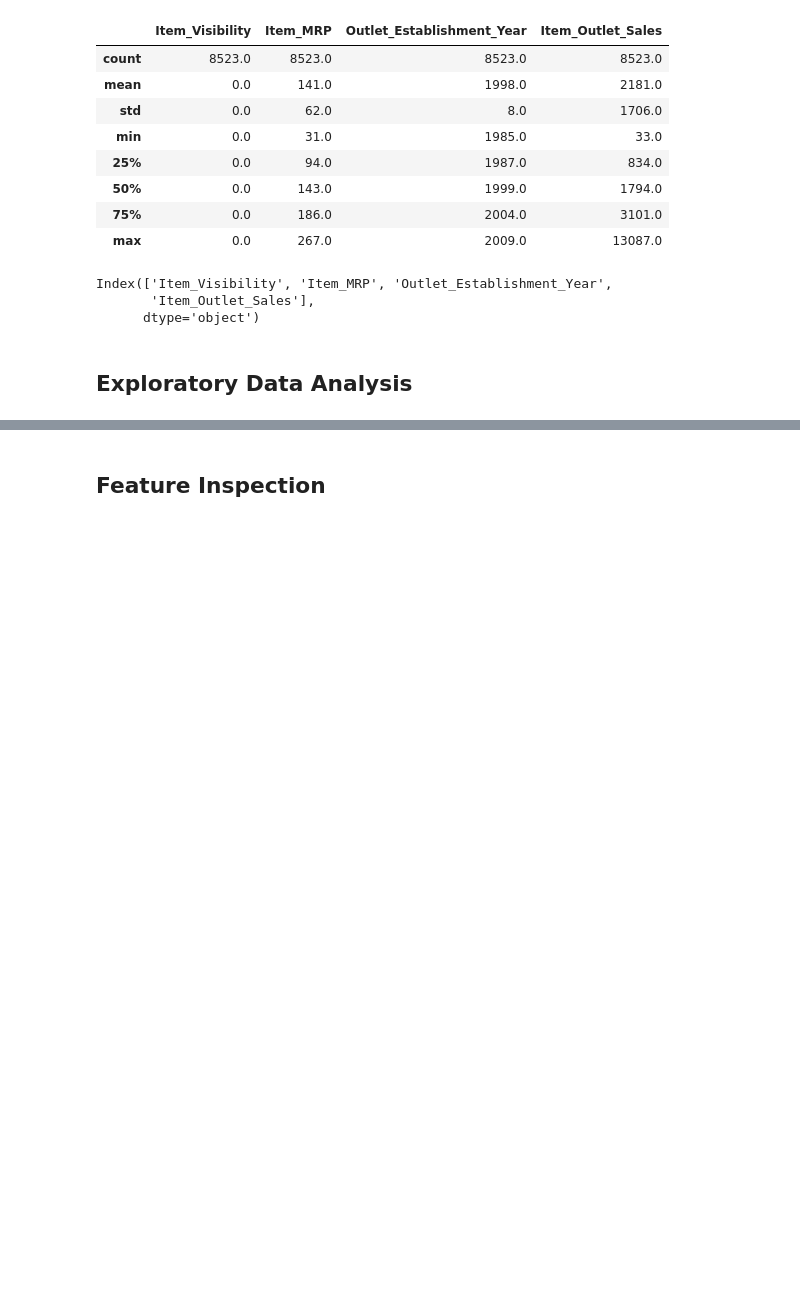
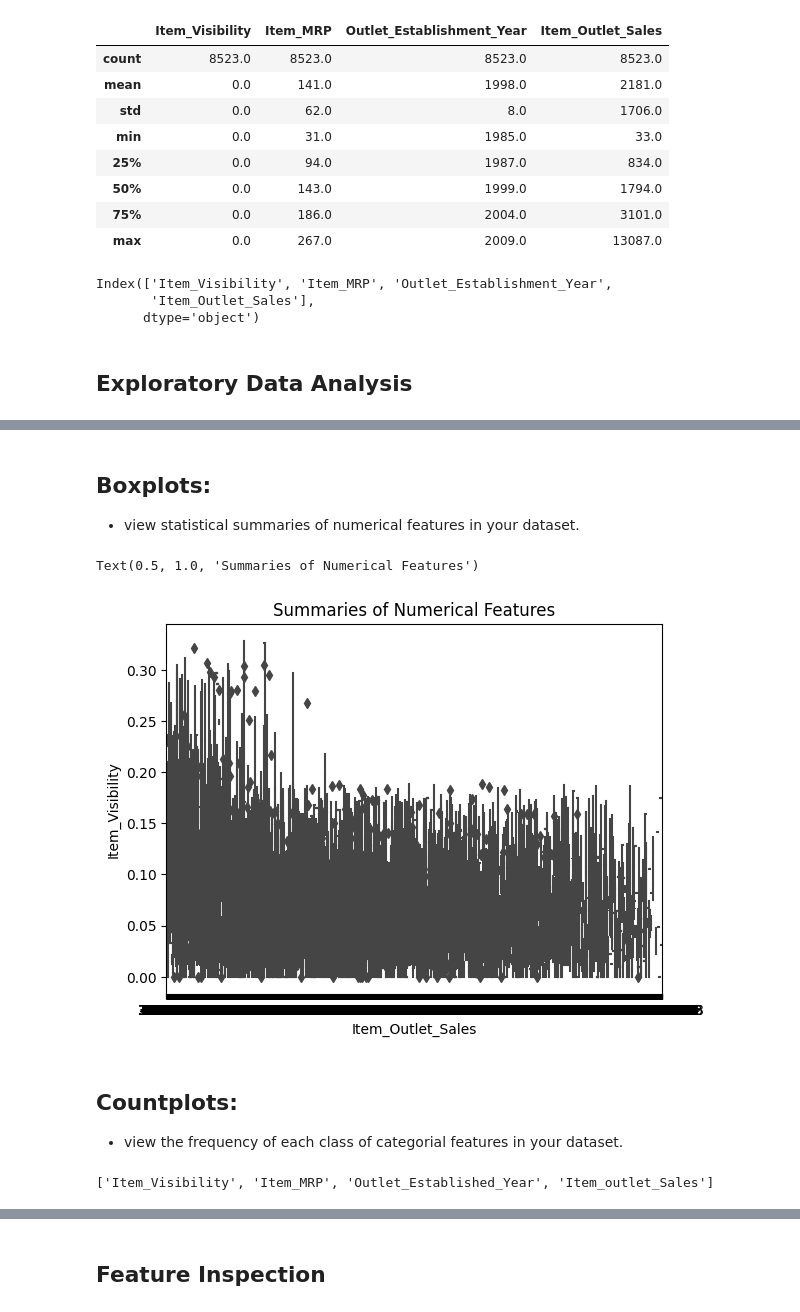
Before and after one commit to VALDE021/Prediction-of-Product-Sales, a Jupyter notebook: Eric_N_Valdez's_Prediction_of_Product_Sales.ipynb, the cells around one changed output, grey strips where cells are left out. Cells and saved outputs as stored; diff of their text form; code cells hidden in the pictures; blank space fills up the shorter version.

```diff
--- a/Eric_N_Valdez's_Prediction_of_Product_Sales.ipynb
+++ b/Eric_N_Valdez's_Prediction_of_Product_Sales.ipynb
@@ -376,0 +421,20 @@ Index(['Item_Visibility', 'Item_MRP', 'Outlet_Establishment_Year',
+# %% [markdown]
+## Boxplots:
+- view statistical summaries of numerical features in your dataset.
+# %%
+# Creating a boxplot
+ax = sns.boxplot(x = 'Item_Outlet_Sales', y = 'Item_Visibility', data = df_sales)
+# Setting a title
+ax.set_title('Summaries of Numerical Features')
+# %% [output]
+Text(0.5, 1.0, 'Summaries of Numerical Features')
+[figure, added]
+# %% [markdown]
+## Countplots:
+- view the frequency of each class of categorial features in your dataset.
+# %%
+# Creating a list to establish all columns in one for distribution
+cat_cols = ['Item_Visibility', 'Item_MRP', 'Outlet_Established_Year', 'Item_outlet_Sales']
+cat_cols
+# %% [output]
+['Item_Visibility', 'Item_MRP', 'Outlet_Established_Year', 'Item_outlet_Sales']
```
Also changed, not shown: parts of 16 cells of this notebook.
